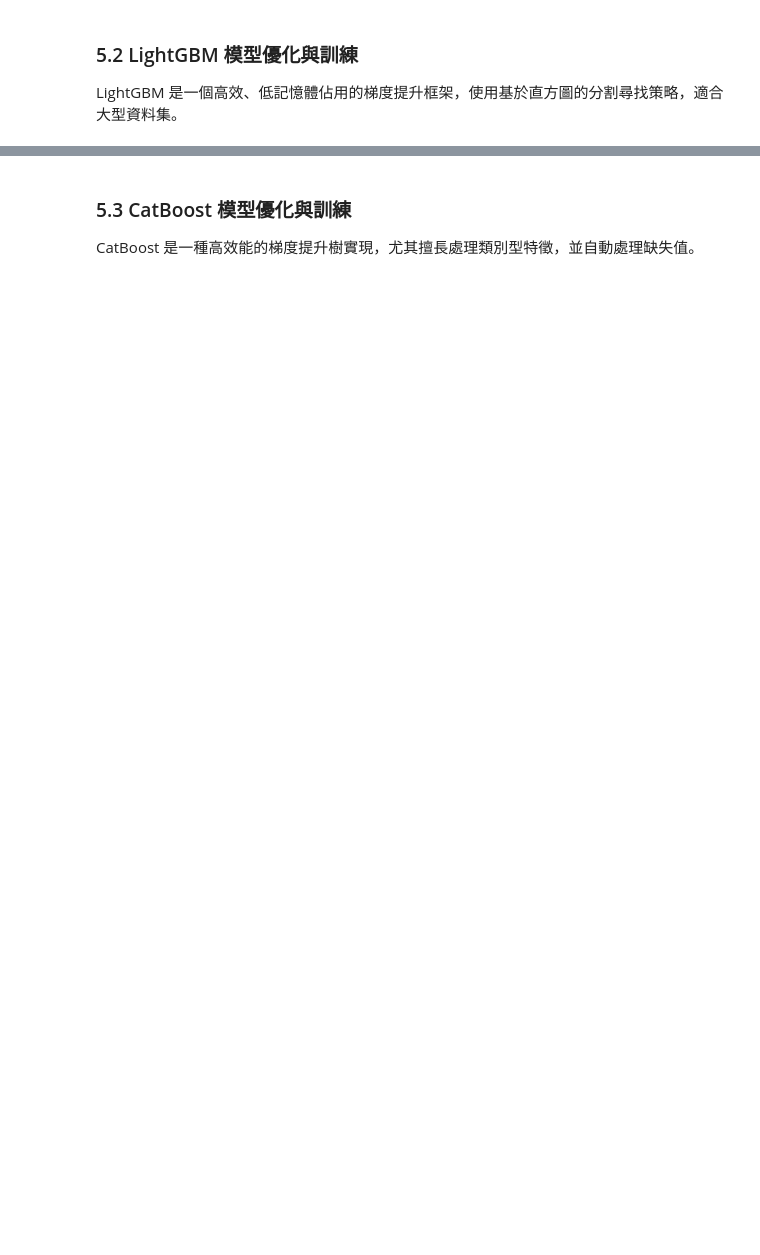
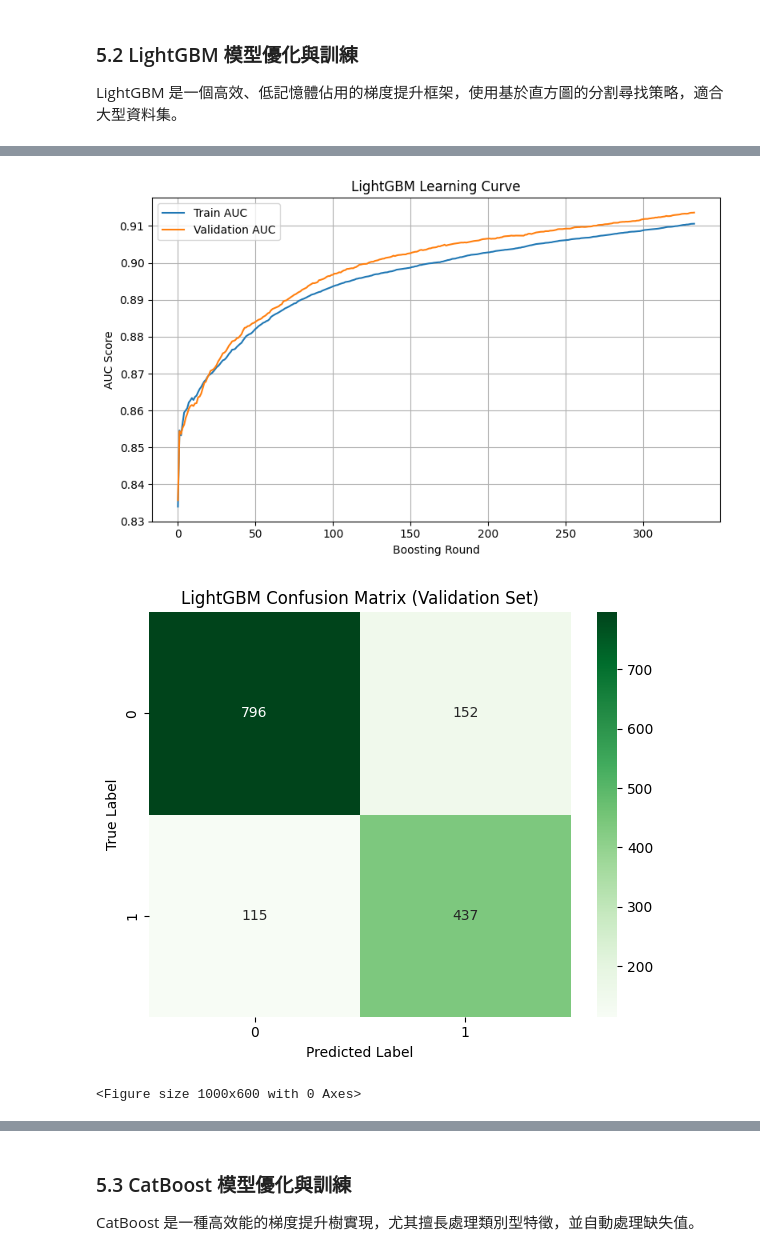
Before and after one commit to ian32253188/Smoking-Prediction-HW, a Jupyter notebook: HW20409_01.ipynb, the cells around one changed output, grey strips where cells are left out. Cells and saved outputs as stored; diff of their text form; code cells hidden in the pictures; blank space fills up the shorter version.

```diff
--- a/HW20409_01.ipynb
+++ b/HW20409_01.ipynb
@@ -590,0 +533,57 @@ Training until validation scores don't improve for 30 rounds
+# %%
+#-----------------------------
+# 4. Draw Learning Curve
+#-----------------------------
+results = best_lgb.evals_result_
+
+plt.figure(figsize=(8, 5))
+plt.plot(results['valid_0']['auc'], label='Train AUC')
+plt.plot(results['valid_1']['auc'], label='Validation AUC')
+plt.xlabel('Boosting Round')
+plt.ylabel('AUC Score')
+plt.title('LightGBM Learning Curve')
+plt.legend()
+plt.grid(True)
+plt.tight_layout()
+plt.show()
+
+#-----------------------------
+# 5. Predict on Validation Set & Confusion Matrix
+#-----------------------------
+lgb_preds = best_lgb.predict_proba(X_val)
+lgb_labels = (lgb_preds[:, 1] >= 0.5).astype(int)
+
+cm = confusion_matrix(y_val, lgb_labels)
+
+plt.figure(figsize=(6, 5))
+sns.heatmap(cm, annot=True, fmt='d', cmap='Greens')
+plt.xlabel('Predicted Label')
+plt.ylabel('True Label')
+plt.title('LightGBM Confusion Matrix (Validation Set)')
+plt.tight_layout()
+plt.show()
+
+#-----------------------------
+# 6. Feature Importance
+#-----------------------------
+plt.figure(figsize=(10, 6))
+lgb.plot_importance(best_lgb, max_num_features=15, importance_type='gain', height=0.5)
+plt.title('LightGBM Feature Importance (Top 15, by Gain)')
+plt.tight_layout()
+plt.show()
+
+#-----------------------------
+# 7. SHAP Analysis
+#-----------------------------
+explainer = shap.Explainer(best_lgb, X_train, feature_names=X_train.columns)
+shap_values = explainer(X_val)
+
+# SHAP Summary Plot
+shap.plots.beeswarm(shap_values, max_display=15)
+
+# (Optional) Individual force plot
+# shap.plots.force(shap_values[0])
+# %% [output]
+[figure, added]
+[figure, added]
+<Figure size 1000x600 with 0 Axes>
```
Also changed, not shown: parts of 6 cells of this notebook, 17 other files.
